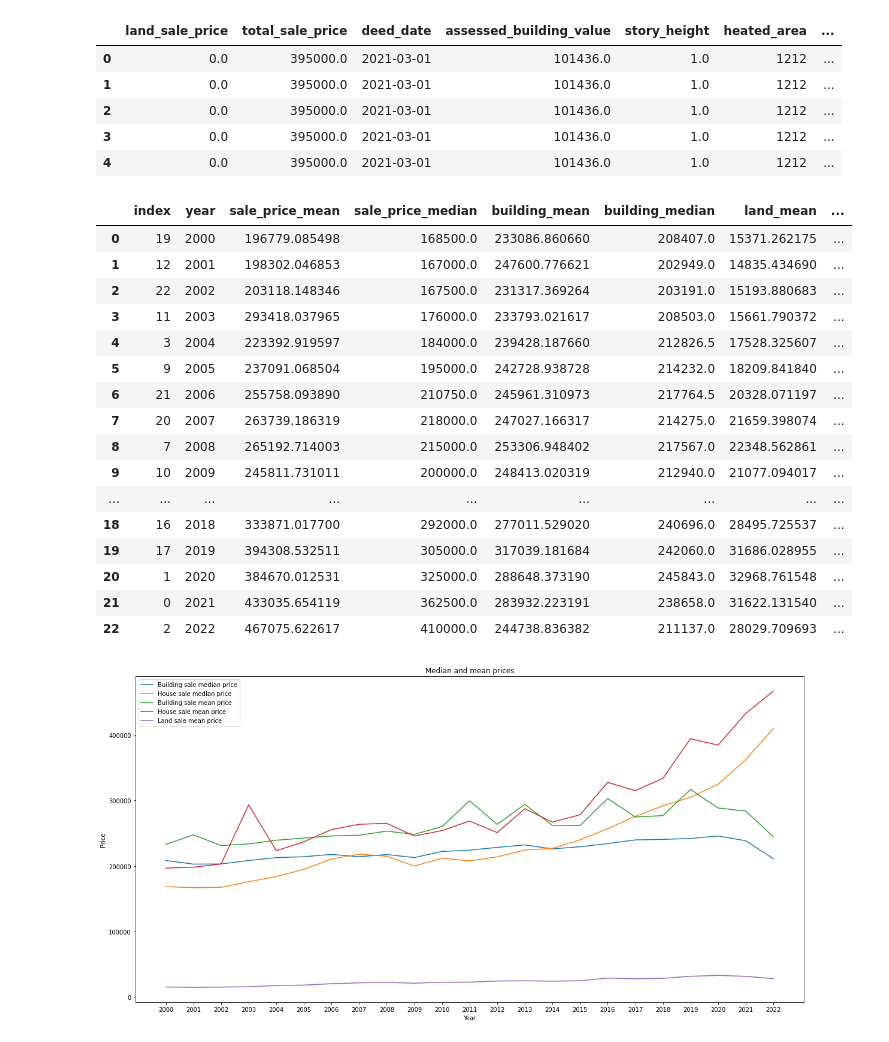
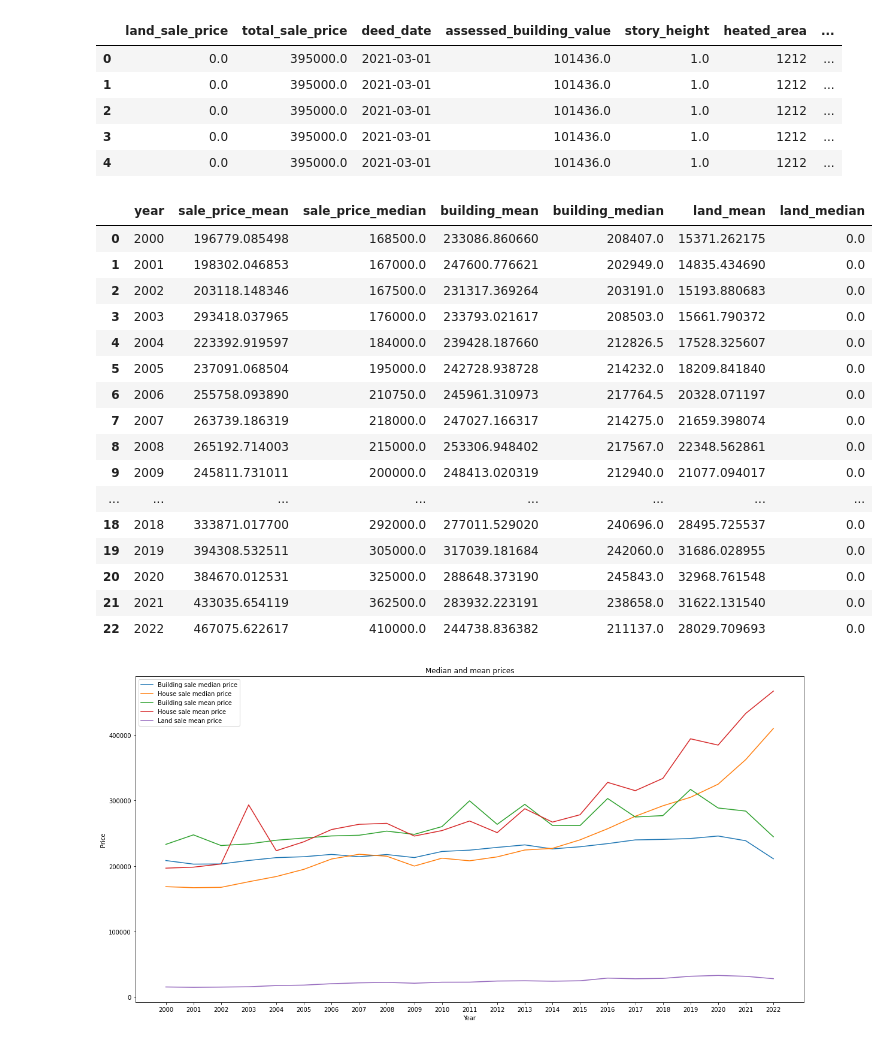
Before and after one commit to alisongh/SIADS-696-Milestone-II, a Jupyter notebook: final_summary.ipynb, the cells around one changed output. Saved outputs shown, nothing was run; the diff lists cells and outputs as text; code cells hidden in the pictures.

Commit message:
remove index column

```diff
--- a/final_summary.ipynb
+++ b/final_summary.ipynb
@@ -26,51 +26,51 @@ building_mean_price_dict = {}
 building_median_price_dict = {}
 land_mean_price_dict = {}
 land_median_price_dict = {}
 for year in year_list:
     house_mean_price_dict[year] = 0
     house_mean_price_dict[year] = (df[df['year'] == year]['total_sale_price'].mean())
     house_median_price_dict[year] = 0
     house_median_price_dict[year] = (df[df['year'] == year]['total_sale_price'].median())
     building_mean_price_dict[year] = 0
     building_mean_price_dict[year] = (df[df['year'] == year]['assessed_building_value'].mean())
     building_median_price_dict[year] = 0
     building_median_price_dict[year] = (df[df['year'] == year]['assessed_building_value'].median())
     land_mean_price_dict[year] = 0
     land_mean_price_dict[year] = (df[df['year'] == year]['land_sale_price'].mean())
     land_median_price_dict[year] = 0
     land_median_price_dict[year] = (df[df['year'] == year]['land_sale_price'].median())
 
 
 price_summary = pd.DataFrame(house_mean_price_dict.values(), house_mean_price_dict.keys(), columns=['sale_price_mean'])
 price_summary['sale_price_median'] = house_median_price_dict.values()
 price_summary['building_mean'] = building_mean_price_dict.values()
 price_summary['building_median'] = building_median_price_dict.values()
 price_summary['land_mean'] = land_mean_price_dict.values()
 price_summary['land_median'] = land_median_price_dict.values()
 price_summary.reset_index(inplace=True)
 price_summary.rename(columns={'index':'year'}, inplace=True)
 price_summary.sort_values('year', inplace=True)
-price_summary.reset_index(inplace=True)
+price_summary.reset_index(drop=True, inplace=True)
 
 price_summary
 # %% [output]
-|  | index | year | sale_price_mean | sale_price_median | building_mean | building_median | land_mean | ... |
-| 0 | 19 | 2000 | 196779.085498 | 168500.0 | 233086.860660 | 208407.0 | 15371.262175 | ... |
-| 1 | 12 | 2001 | 198302.046853 | 167000.0 | 247600.776621 | 202949.0 | 14835.434690 | ... |
-| 2 | 22 | 2002 | 203118.148346 | 167500.0 | 231317.369264 | 203191.0 | 15193.880683 | ... |
-| 3 | 11 | 2003 | 293418.037965 | 176000.0 | 233793.021617 | 208503.0 | 15661.790372 | ... |
-| 4 | 3 | 2004 | 223392.919597 | 184000.0 | 239428.187660 | 212826.5 | 17528.325607 | ... |
-| 5 | 9 | 2005 | 237091.068504 | 195000.0 | 242728.938728 | 214232.0 | 18209.841840 | ... |
-| 6 | 21 | 2006 | 255758.093890 | 210750.0 | 245961.310973 | 217764.5 | 20328.071197 | ... |
-| 7 | 20 | 2007 | 263739.186319 | 218000.0 | 247027.166317 | 214275.0 | 21659.398074 | ... |
-| 8 | 7 | 2008 | 265192.714003 | 215000.0 | 253306.948402 | 217567.0 | 22348.562861 | ... |
-| 9 | 10 | 2009 | 245811.731011 | 200000.0 | 248413.020319 | 212940.0 | 21077.094017 | ... |
-| ... | ... | ... | ... | ... | ... | ... | ... | ... |
-| 18 | 16 | 2018 | 333871.017700 | 292000.0 | 277011.529020 | 240696.0 | 28495.725537 | ... |
-| 19 | 17 | 2019 | 394308.532511 | 305000.0 | 317039.181684 | 242060.0 | 31686.028955 | ... |
-| 20 | 1 | 2020 | 384670.012531 | 325000.0 | 288648.373190 | 245843.0 | 32968.761548 | ... |
-| 21 | 0 | 2021 | 433035.654119 | 362500.0 | 283932.223191 | 238658.0 | 31622.131540 | ... |
-| 22 | 2 | 2022 | 467075.622617 | 410000.0 | 244738.836382 | 211137.0 | 28029.709693 | ... |
+|  | year | sale_price_mean | sale_price_median | building_mean | building_median | land_mean | land_median |
+| 0 | 2000 | 196779.085498 | 168500.0 | 233086.860660 | 208407.0 | 15371.262175 | 0.0 |
+| 1 | 2001 | 198302.046853 | 167000.0 | 247600.776621 | 202949.0 | 14835.434690 | 0.0 |
+| 2 | 2002 | 203118.148346 | 167500.0 | 231317.369264 | 203191.0 | 15193.880683 | 0.0 |
+| 3 | 2003 | 293418.037965 | 176000.0 | 233793.021617 | 208503.0 | 15661.790372 | 0.0 |
+| 4 | 2004 | 223392.919597 | 184000.0 | 239428.187660 | 212826.5 | 17528.325607 | 0.0 |
+| 5 | 2005 | 237091.068504 | 195000.0 | 242728.938728 | 214232.0 | 18209.841840 | 0.0 |
+| 6 | 2006 | 255758.093890 | 210750.0 | 245961.310973 | 217764.5 | 20328.071197 | 0.0 |
+| 7 | 2007 | 263739.186319 | 218000.0 | 247027.166317 | 214275.0 | 21659.398074 | 0.0 |
+| 8 | 2008 | 265192.714003 | 215000.0 | 253306.948402 | 217567.0 | 22348.562861 | 0.0 |
+| 9 | 2009 | 245811.731011 | 200000.0 | 248413.020319 | 212940.0 | 21077.094017 | 0.0 |
+| ... | ... | ... | ... | ... | ... | ... | ... |
+| 18 | 2018 | 333871.017700 | 292000.0 | 277011.529020 | 240696.0 | 28495.725537 | 0.0 |
+| 19 | 2019 | 394308.532511 | 305000.0 | 317039.181684 | 242060.0 | 31686.028955 | 0.0 |
+| 20 | 2020 | 384670.012531 | 325000.0 | 288648.373190 | 245843.0 | 32968.761548 | 0.0 |
+| 21 | 2021 | 433035.654119 | 362500.0 | 283932.223191 | 238658.0 | 31622.131540 | 0.0 |
+| 22 | 2022 | 467075.622617 | 410000.0 | 244738.836382 | 211137.0 | 28029.709693 | 0.0 |
 # %%
 # Create a line chart of the mean and median house prices
 plt.figure(figsize=(20,10))
```
